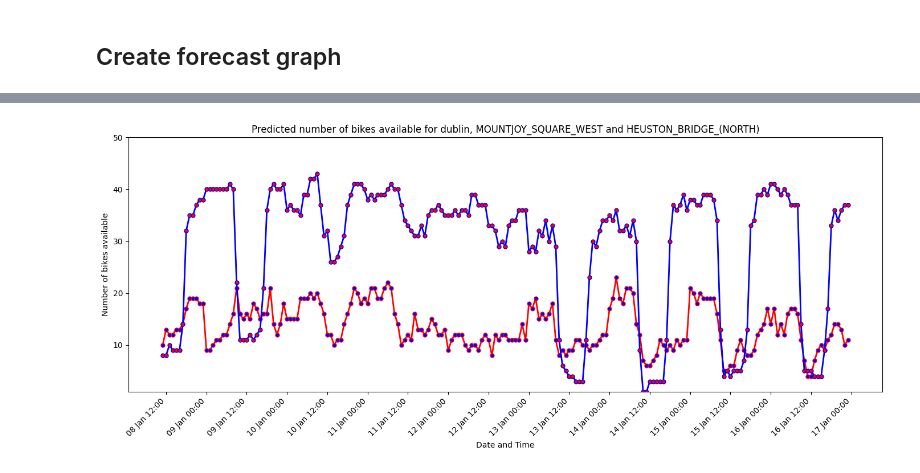
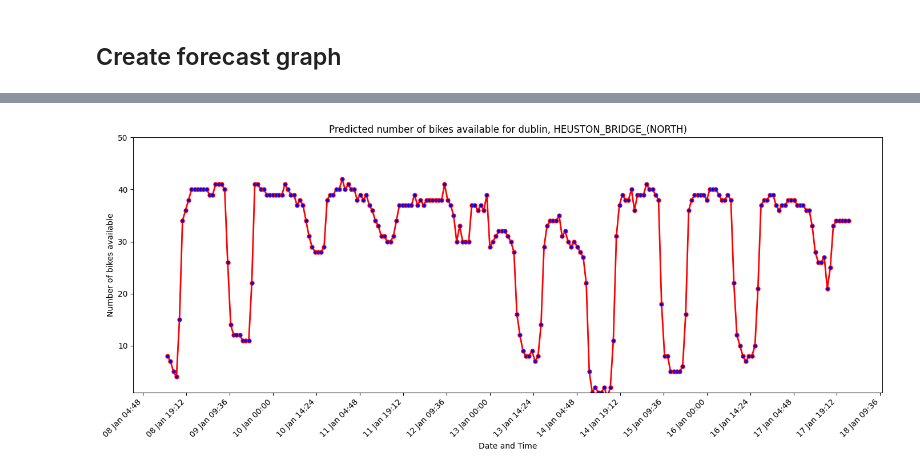
Before and after one commit to IsakNordg/ID2223-Project, a Jupyter notebook: 5. inference.ipynb, the cells around one changed output, grey strips where cells are left out. Saved outputs shown, nothing was run; the diff lists cells and outputs as text; code cells hidden in the pictures.

```diff
--- a/5. inference.ipynb
+++ b/5. inference.ipynb
@@ -42,17 +40,11 @@ feature_view = fs.get_feature_view(
 # %%
 mr = project.get_model_registry()
 
-retrieved_model_1 = mr.get_model(
-    name="bike_availability_xgboost_model_1",
-    version=1,
-)
-
-retrieved_model_2 = mr.get_model(
-    name="bike_availability_xgboost_model_2",
+retrieved_model = mr.get_model(
+    name="bike_availability_xgboost_model",
     version=1,
 )
 
 # Download the saved model artifacts to a local directory
-saved_model_dir = retrieved_model_1.download()
-saved_model_dir = retrieved_model_2.download()
+saved_model_dir = retrieved_model.download()
 # %% [output]
@@ -60,7 +52,7 @@ Downloading model artifact (1 dirs, 6 files)... DONE
 # %%
-retrieved_xgboost_model_1 = XGBRegressor()
+retrieved_xgboost_model = XGBRegressor()
 
-retrieved_xgboost_model_1.load_model(saved_model_dir + "/model_1.json")
+retrieved_xgboost_model.load_model(saved_model_dir + "/model.json")
 
 # Displaying the retrieved XGBoost regressor model
-# retrieved_xgboost_model_1
+# retrieved_xgboost_model
@@ -99,15 +84,10 @@ Finished: Reading data from Hopsworks, using Hopsworks Feature Query Service (0.
 # %% [markdown]
 ## Creating predictions
 # %%
-batch_data['bikes_available_stn_1'] = retrieved_xgboost_model_1.predict(
+batch_data['predicted_bikes_available'] = retrieved_xgboost_model.predict(
     batch_data[['temperature_2m', 'apparent_temperature', 'rain', 'snowfall', 'wind_speed_10m', 'daylight_duration', 'rain_sum', 'month', 'weekday', 'hour']]
 )
-batch_data['bikes_available_stn_1'] = batch_data['bikes_available_stn_1'].apply(lambda x: round(x))
-
-batch_data['bikes_available_stn_2'] = retrieved_xgboost_model_2.predict(
-    batch_data[['temperature_2m', 'apparent_temperature', 'rain', 'snowfall', 'wind_speed_10m', 'daylight_duration', 'rain_sum', 'month', 'weekday', 'hour']]
-)
-batch_data['bikes_available_stn_2'] = batch_data['bikes_available_stn_2'].apply(lambda x: round(x))
+batch_data['predicted_bikes_available'] = batch_data['predicted_bikes_available'].apply(lambda x: round(x))
 
 batch_data
 # %% [output]
@@ -127,5 +107,4 @@ batch_data
 # %%
-batch_data["city"] = CITY
 # Fill in the number of hours before the time on which you made the forecast (base_datetime)
 batch_data = batch_data.sort_values(by=['datetime'])
 batch_data['hours_before_forecast_time'] = range(1, len(batch_data) + 1)
@@ -148,6 +127,6 @@ batch_data
 ## Create forecast graph
 # %%
 file_path = "docs/bike_availability_forecast.png"
-plt = utils.plot_bike_availability_forecast(CITY, STATION_1, STATION_2, batch_data, file_path)
+plt = utils.plot_bike_availability_forecast(CITY, STATION, batch_data, file_path)
 plt.show()
 # %% [output]
@@ -155,3 +134,3 @@ plt.show()
-[figure, old version]
+[figure, new version]
 # %%
 # Get or create feature group
```
Also changed, not shown: parts of 18 cells of this notebook, 12 other files.
